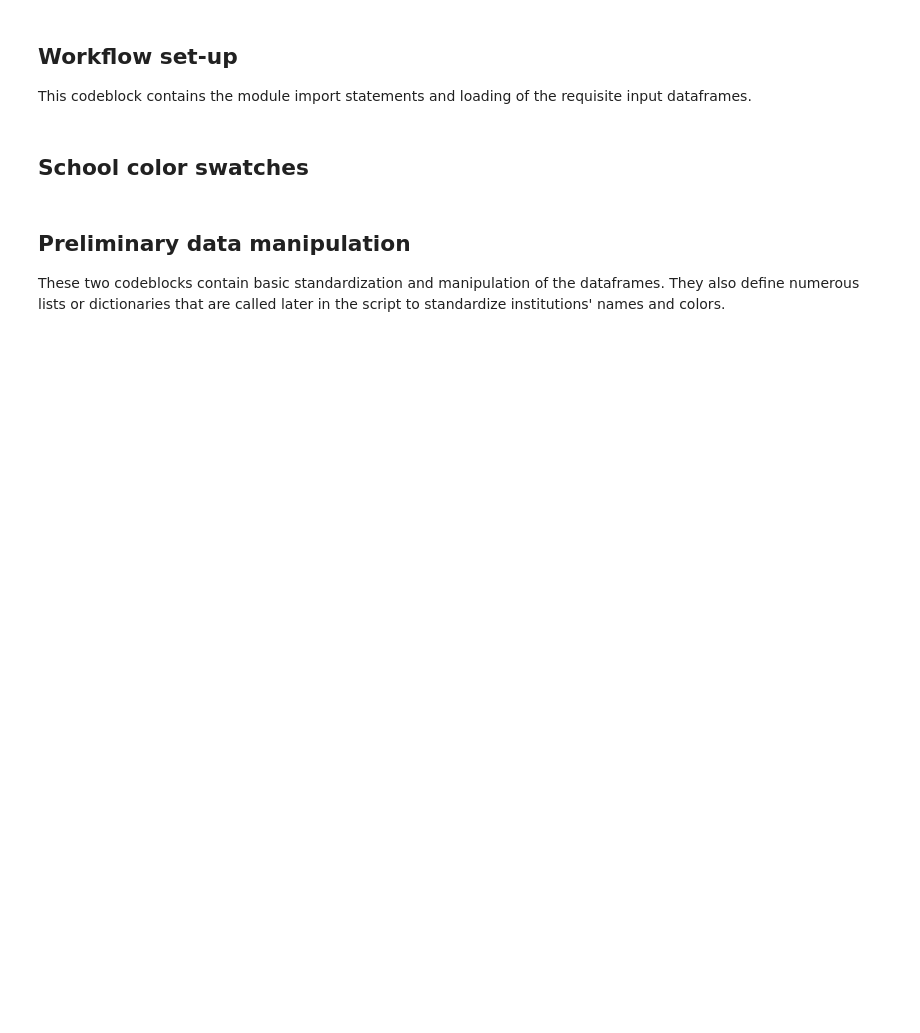
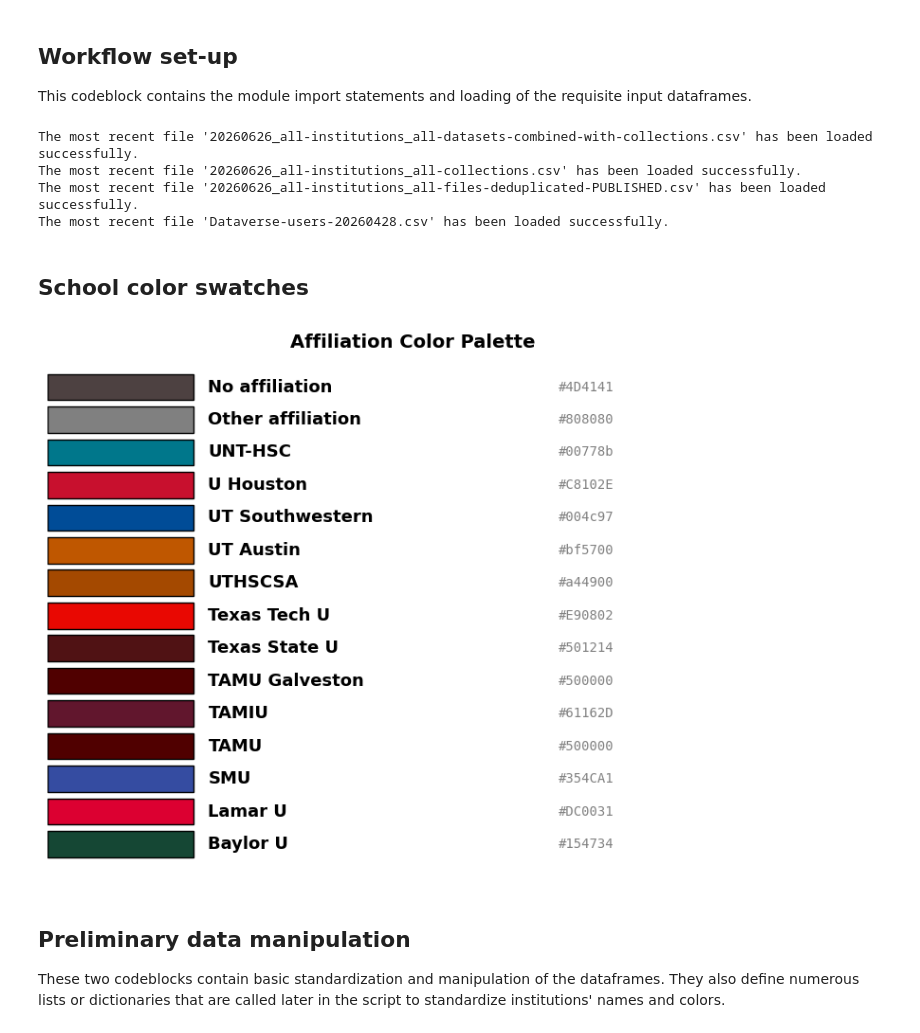
Before and after one commit to TexasDigitalLibrary/tdr-assessment-scripts, a Jupyter notebook: tcdl-graphs.ipynb, the cells around one changed output. Drawn from its saved outputs; the diff is of its cells as text; code cells hidden in the pictures; blank space fills up the shorter version.

```diff
--- a/tcdl-graphs.ipynb
+++ b/tcdl-graphs.ipynb
@@ -30,24 +30,27 @@ import pandas as pd
 from datetime import date, datetime
 from matplotlib.patches import Circle
 from matplotlib.gridspec import GridSpec
-from utils import load_most_recent_file
+from utils import env_bool, load_most_recent_file
 
-# env file
-with open('env.json', 'r') as file:
-    env = json.load(file)
+# config file (non-secret settings) and .env (secrets/per-user settings)
+from dotenv import load_dotenv
+load_dotenv()
+
+with open('config.json', 'r') as file:
+    config = json.load(file)
 
 # Toggles
 ## Test environment (incomplete run, faster to complete)
-test = env['TOGGLES']['test']
+test = env_bool('TEST_ENVIRONMENT')
 ## Whether to exclue former/new members
-current = env['TOGGLES']['current_members']
+current = env_bool('CURRENT_MEMBERS')
 ## Whether DC or DV metrics were used
-metrics_dc = env['TOGGLES']['metrics_dc']
-metrics_dv = env['TOGGLES']['metrics_dv']
+metrics_dc = env_bool('METRICS_DC')
+metrics_dv = env_bool('METRICS_DV')
 # ## Whether input is for all institutions or only one
-# only_my_institution = env['TOGGLES']['only_my_institution']
+# only_my_institution = env_bool('ONLY_MY_INSTITUTION')
 # if only_my_institution:
-#     institution_filename = env['INSTITUTION']['filename']
+#     institution_filename = os.environ['INSTITUTION_FILENAME']
 # else:
 #     institution_filename = 'all-institutions'
 
@@ -61,24 +64,28 @@ first_of_current_year = datetime.strptime(first_of_current_year_string, '%Y-%m-%
 date_12_months_ago = today.replace(year=today.year - 1)
 previous_tcdl = '2025-05-22'
 previous_tcdl = pd.to_datetime(previous_tcdl)
+start_date = '2017-01-01'
+start_date = pd.to_datetime(start_date)
 
 # Graphical parameters
-img_width = env['GRAPHS']['default_width']
-img_height = env['GRAPHS']['default_height']
-dpi = env['GRAPHS']['default_dpi']
-format = env['GRAPHS']['default_extension']
-title_font = env['GRAPHS']['default_title']
-axis_font = env['GRAPHS']['default_axis_titles']
-tick_font = env['GRAPHS']['default_axis_labels']
-legend_font = env['GRAPHS']['default_legend']
+img_width = config['GRAPHS']['default_width']
+img_height = config['GRAPHS']['default_height']
+dpi = config['GRAPHS']['default_dpi']
+alpha = config['GRAPHS']['default_alpha']
+format = config['GRAPHS']['default_extension']
+title_font = config['GRAPHS']['default_title']
+axis_font = config['GRAPHS']['default_axis_titles']
+tick_font = config['GRAPHS']['default_axis_labels']
+legend_font = config['GRAPHS']['default_legend']
+linewidth = config['GRAPHS']['default_line_width']
 
 # Lists and dictionaries
-school_colors = env['SCHOOL_MAPS']['SCHOOL_COLORS']
-school_names = env['SCHOOL_MAPS']['SCHOOL_NAMES']
-display_names = env['SCHOOL_MAPS']['DISPLAY_NAMES']
-current_members = env['SCHOOL_MAPS']['MEMBERS']['current_members']
-current_members_and_none = env['SCHOOL_MAPS']['MEMBERS']['current_members_plus']
-school_groups = env['SCHOOL_MAPS']['SCHOOL_GROUPS']['by_size']
+school_colors = config['SCHOOL_MAPS']['SCHOOL_COLORS']
+school_names = config['SCHOOL_MAPS']['SCHOOL_NAMES']
+display_names = config['SCHOOL_MAPS']['DISPLAY_NAMES']
+current_members = config['SCHOOL_MAPS']['MEMBERS']['current_members']
+current_members_and_none = config['SCHOOL_MAPS']['MEMBERS']['current_members_plus']
+school_groups = config['SCHOOL_MAPS']['SCHOOL_GROUPS']['by_size']
 
 # Get directories
 script_dir = os.getcwd()
@@ -99,34 +106,41 @@ files = load_most_recent_file(outputs_dir, pattern)
 
 pattern = 'Dataverse-users-2026'
 users = load_most_recent_file(script_dir, pattern)
+# %% [output]
+The most recent file '20260626_all-institutions_all-datasets-combined-with-collections.csv' has been loaded successfully.
+The most recent file '20260626_all-institutions_all-collections.csv' has been loaded successfully.
+The most recent file '20260626_all-institutions_all-files-deduplicated-PUBLISHED.csv' has been loaded successfully.
+The most recent file 'Dataverse-users-20260428.csv' has been loaded successfully.
 # %% [markdown]
 ## School color swatches
 # %%
 fig, ax = plt.subplots(figsize=(8, 6))
 
 # Create color swatches
 y_pos = np.arange(len(school_colors))
 
 for i, (name, color) in enumerate(school_colors.items()):
     # Draw color rectangle
     rect = mpatches.Rectangle((0, i), 1, 0.8, facecolor=color, edgecolor='black', linewidth=1)
     ax.add_patch(rect)
 
     # Add institution name
-    ax.text(1.1, i + 0.4, name, va='center', fontsize=11, fontweight='bold')
+    ax.text(1.1, i + 0.4, name, va='center', fontsize=legend_font, fontweight='bold')
 
     # Add hex code
     ax.text(3.5, i + 0.4, color, va='center', fontsize=10, family='monospace', color='gray')
 
 ax.set_xlim(0, 5)
 ax.set_ylim(-0.5, len(school_colors))
 ax.set_yticks([])
 ax.set_xticks([])
 ax.set_title('Affiliation Color Palette', fontsize=14, fontweight='bold', pad=15)
 ax.axis('off')
 
 plt.tight_layout()
 plt.show()
+# %% [output]
+[figure, added]
 # %% [markdown]
 ## Preliminary data manipulation
 
```
Also changed, not shown: parts of 42 cells of this notebook, 13 other files.
